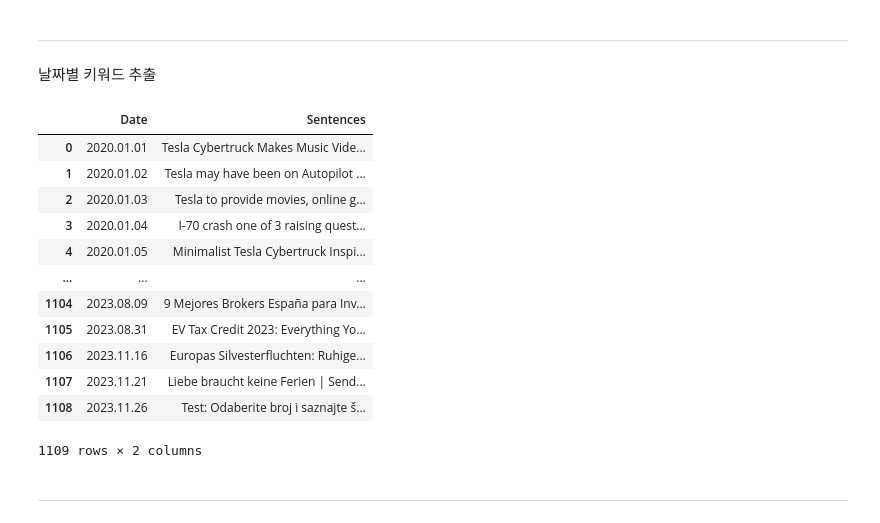
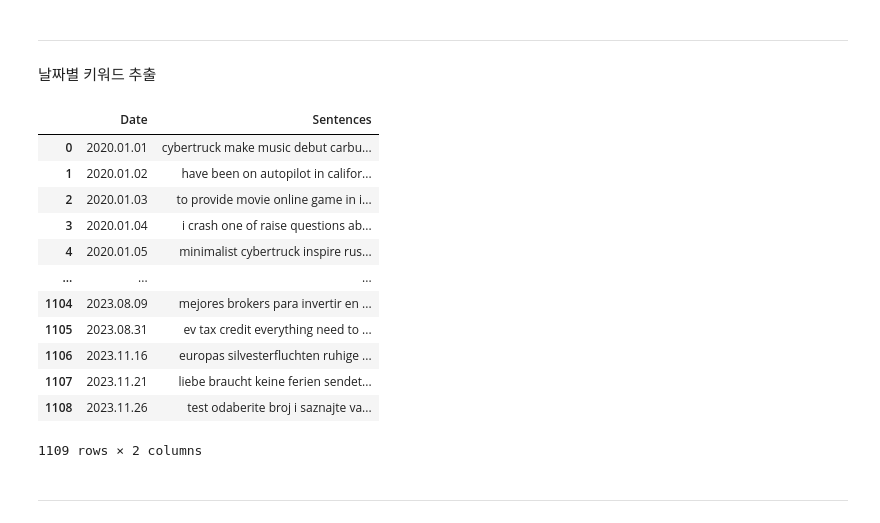
Before and after one commit to geun-hyoung/StockPredictionByTextMining, a Jupyter notebook: txt_.ipynb, the cells around one changed output. Saved outputs shown, nothing was run; the diff lists cells and outputs as text; code cells hidden in the pictures.

```diff
--- a/txt_.ipynb
+++ b/txt_.ipynb
@@ -61,6 +51,13 @@ df['Date']
 17784    2022.10.01
 17785    2022.10.01
 Name: Date, Length: 17786, dtype: object
+# %%
+import ast
+# publisher 출판사만
+# description에서 출판사 단어 제거
+
+df['Publisher'] = df['Publisher'].apply(lambda x: ast.literal_eval(x)['title'] if pd.notnull(x) else x)
+df['Description'] = df.apply(lambda row: row['Description'].replace(row['Publisher'], '').strip() if pd.notnull(row['Description']) else row['Description'], axis=1)
 # %%
 df = df.sort_values(by='Date')
 df
@@ -228,0 +212,4 @@ tfidf_df
+# %%
+preprocessed_sentences = df['Description'].apply(preprocess_word)
+df['Preprocessed'] = preprocessed_sentences
+df
@@ -330,29 +333,30 @@ add_results_to_excel(sentences, 'analysis_results.xlsx')
 # %%
 # 날짜별 키워드
 
 date_keyword_result = {
     'Date': df['Date'],
-    'Sentences': sentences
+    'Sentences': preprocessed_sentences,
 }
 
 dk_df = pd.DataFrame(date_keyword_result)
 
 grouped_data = dk_df.groupby('Date')['Sentences'].apply(lambda x: ', '.join(x)).reset_index()
+# grouped_data = dk_df.groupby('Date')['Sentences'].agg([' '.join, 'count']).reset_index()
 
 grouped_data.to_excel('date_text.xlsx', index = False)
 grouped_data
 # %% [output]
 |  | Date | Sentences |
-| 0 | 2020.01.01 | Tesla Cybertruck Makes Music Vide... |
-| 1 | 2020.01.02 | Tesla may have been on Autopilot ... |
-| 2 | 2020.01.03 | Tesla to provide movies, online g... |
-| 3 | 2020.01.04 | I-70 crash one of 3 raising quest... |
-| 4 | 2020.01.05 | Minimalist Tesla Cybertruck Inspi... |
+| 0 | 2020.01.01 | cybertruck make music debut carbu... |
+| 1 | 2020.01.02 | have been on autopilot in califor... |
+| 2 | 2020.01.03 | to provide movie online game in i... |
+| 3 | 2020.01.04 | i crash one of raise questions ab... |
+| 4 | 2020.01.05 | minimalist cybertruck inspire rus... |
 | ... | ... | ... |
-| 1104 | 2023.08.09 | 9 Mejores Brokers España para Inv... |
-| 1105 | 2023.08.31 | EV Tax Credit 2023: Everything Yo... |
-| 1106 | 2023.11.16 | Europas Silvesterfluchten: Ruhige... |
-| 1107 | 2023.11.21 | Liebe braucht keine Ferien | Send... |
-| 1108 | 2023.11.26 | Test: Odaberite broj i saznajte š... |
+| 1104 | 2023.08.09 | mejores brokers para invertir en ... |
+| 1105 | 2023.08.31 | ev tax credit everything need to ... |
+| 1106 | 2023.11.16 | europas silvesterfluchten ruhige ... |
+| 1107 | 2023.11.21 | liebe braucht keine ferien sendet... |
+| 1108 | 2023.11.26 | test odaberite broj i saznajte va... |
 1109 rows × 2 columns
 # %%
```
Also changed, not shown: parts of 36 cells of this notebook.
